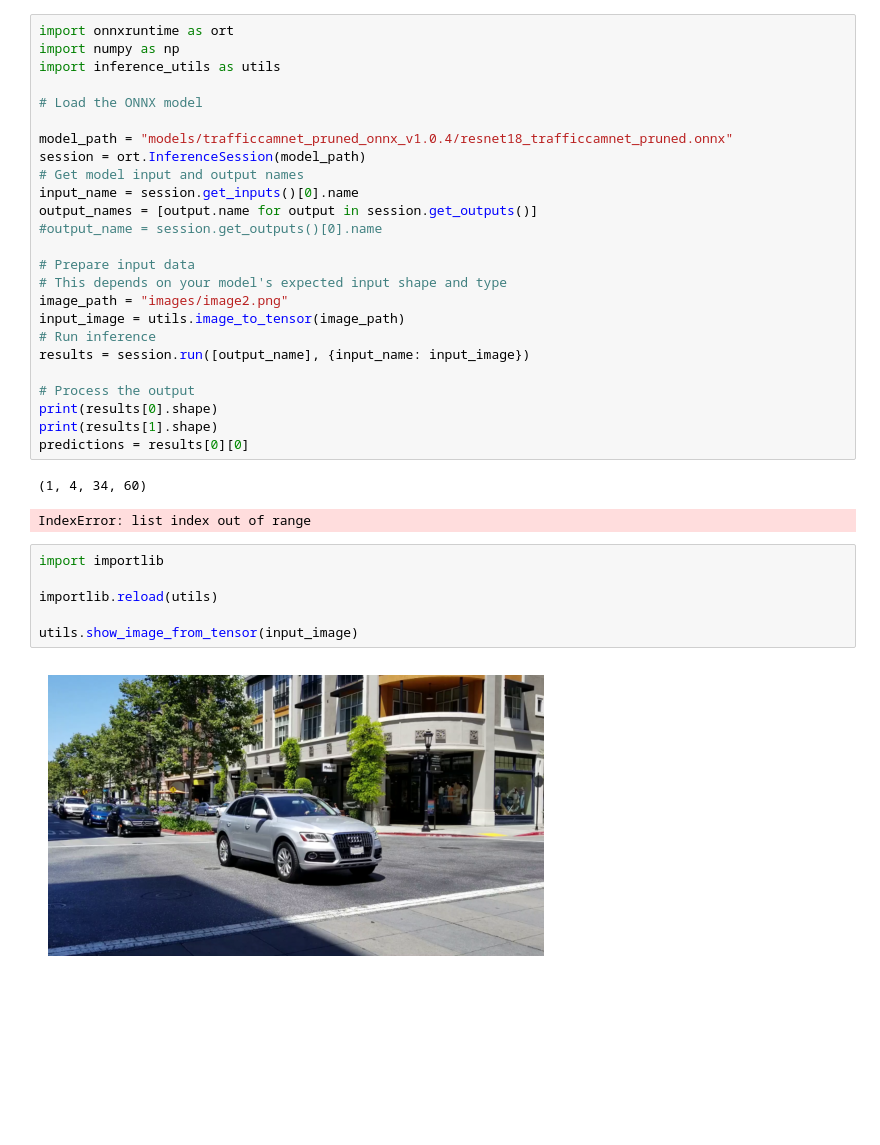
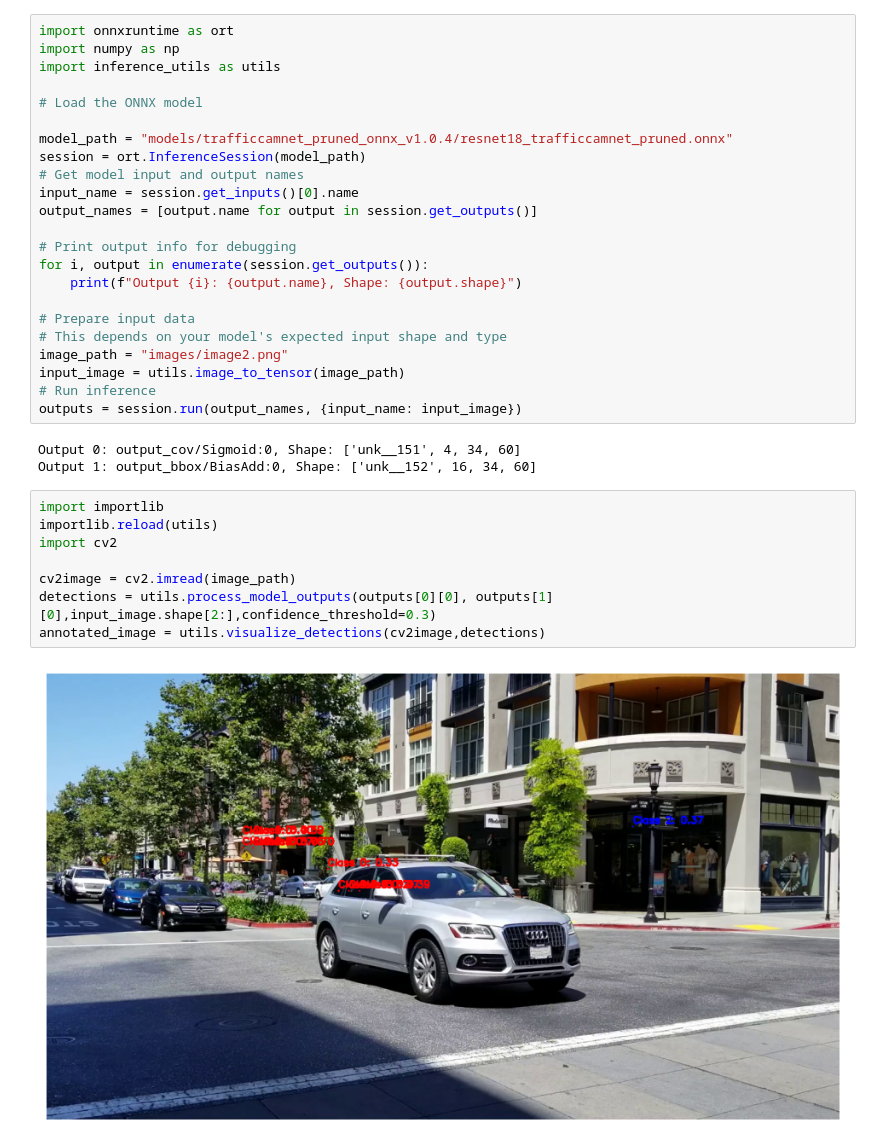
Before and after one commit to MarcosElFlamenco/cv-model-compression, a Jupyter notebook: test_inference.ipynb, the cells around one changed output. Drawn from its saved outputs; the diff is of its cells as text; blank space fills up the shorter version.

```diff
--- a/test_inference.ipynb
+++ b/test_inference.ipynb
@@ -10,29 +10,29 @@ session = ort.InferenceSession(model_path)
 # Get model input and output names
 input_name = session.get_inputs()[0].name
 output_names = [output.name for output in session.get_outputs()]
-#output_name = session.get_outputs()[0].name
+
+# Print output info for debugging
+for i, output in enumerate(session.get_outputs()):
+    print(f"Output {i}: {output.name}, Shape: {output.shape}")
 
 # Prepare input data
 # This depends on your model's expected input shape and type
 image_path = "images/image2.png"
 input_image = utils.image_to_tensor(image_path)
 # Run inference
-results = session.run([output_name], {input_name: input_image})
-
-# Process the output
-print(results[0].shape)
-print(results[1].shape)
-predictions = results[0][0]
+outputs = session.run(output_names, {input_name: input_image})
 # %% [output]
-(1, 4, 34, 60)
+Output 0: output_cov/Sigmoid:0, Shape: ['unk__151', 4, 34, 60]
+Output 1: output_bbox/BiasAdd:0, Shape: ['unk__152', 16, 34, 60]
-IndexError: list index out of range
-# %%
-import importlib
-
-importlib.reload(utils)
-
-utils.show_image_from_tensor(input_image)
-# %% [output]
-[figure, removed]
+# %%
+import importlib
+importlib.reload(utils)
+import cv2
+
+cv2image = cv2.imread(image_path)
+detections = utils.process_model_outputs(outputs[0][0], outputs[1][0],input_image.shape[2:],confidence_threshold=0.3)
+annotated_image = utils.visualize_detections(cv2image,detections)
+# %% [output]
+[figure, added]
 # %%
 
```
Also changed, not shown: parts of 2 cells of this notebook, 2 other files.
